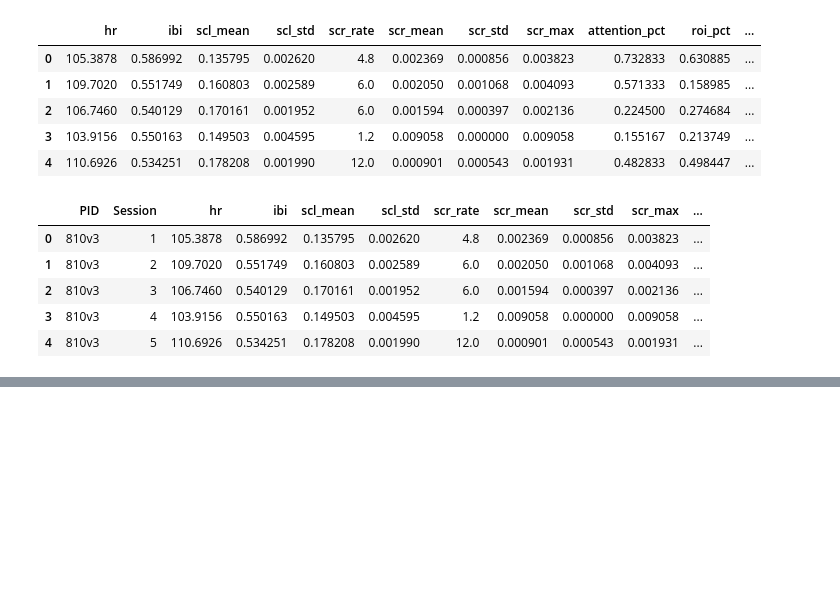
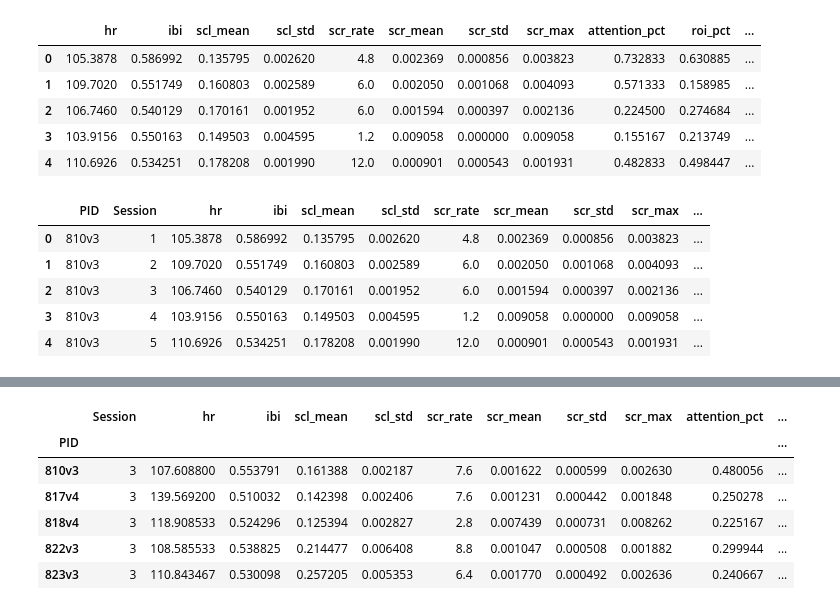
Before and after one commit to dayibian/AT_study_data_analysis, a Jupyter notebook: MADCAP_data_analysis.ipynb, the cells around one changed output, grey strips where cells are left out. Saved outputs shown, nothing was run; the diff lists cells and outputs as text; code cells hidden in the pictures; blank space fills up the shorter version.

```diff
--- a/MADCAP_data_analysis.ipynb
+++ b/MADCAP_data_analysis.ipynb
@@ -490,0 +597,2 @@ feature_df.to_csv('all_features.csv',index=False)
+# %%
+touched = feature_df[feature_df.Session.isin([1,3,5])]
@@ -490,0 +610,12 @@ feature_df.to_csv('all_features.csv',index=False)
+# %%
+averge_touched = touched.groupby(['PID']).mean()
+# %%
+averge_touched.head()
+# %% [output]
+|  | Session | hr | ibi | scl_mean | scl_std | scr_rate | scr_mean | scr_std | scr_max | attention_pct | ... |
+| PID |  |  |  |  |  |  |  |  |  |  | ... |
+| 810v3 | 3 | 107.608800 | 0.553791 | 0.161388 | 0.002187 | 7.6 | 0.001622 | 0.000599 | 0.002630 | 0.480056 | ... |
+| 817v4 | 3 | 139.569200 | 0.510032 | 0.142398 | 0.002406 | 7.6 | 0.001231 | 0.000442 | 0.001848 | 0.250278 | ... |
+| 818v4 | 3 | 118.908533 | 0.524296 | 0.125394 | 0.002827 | 2.8 | 0.007439 | 0.000731 | 0.008262 | 0.225167 | ... |
+| 822v3 | 3 | 108.585533 | 0.538825 | 0.214477 | 0.006408 | 8.8 | 0.001047 | 0.000508 | 0.001882 | 0.299944 | ... |
+| 823v3 | 3 | 110.843467 | 0.530098 | 0.257205 | 0.005353 | 6.4 | 0.001770 | 0.000492 | 0.002636 | 0.240667 | ... |
```
Also changed, not shown: parts of 31 cells of this notebook, 8 other files.
